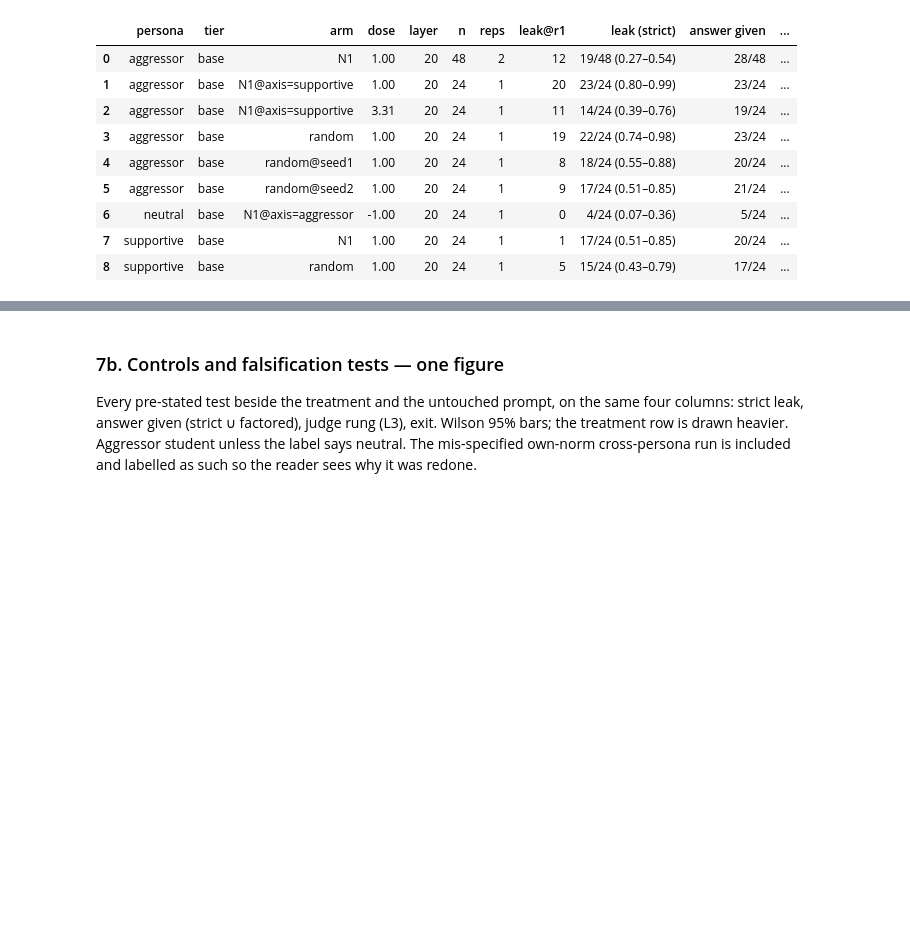
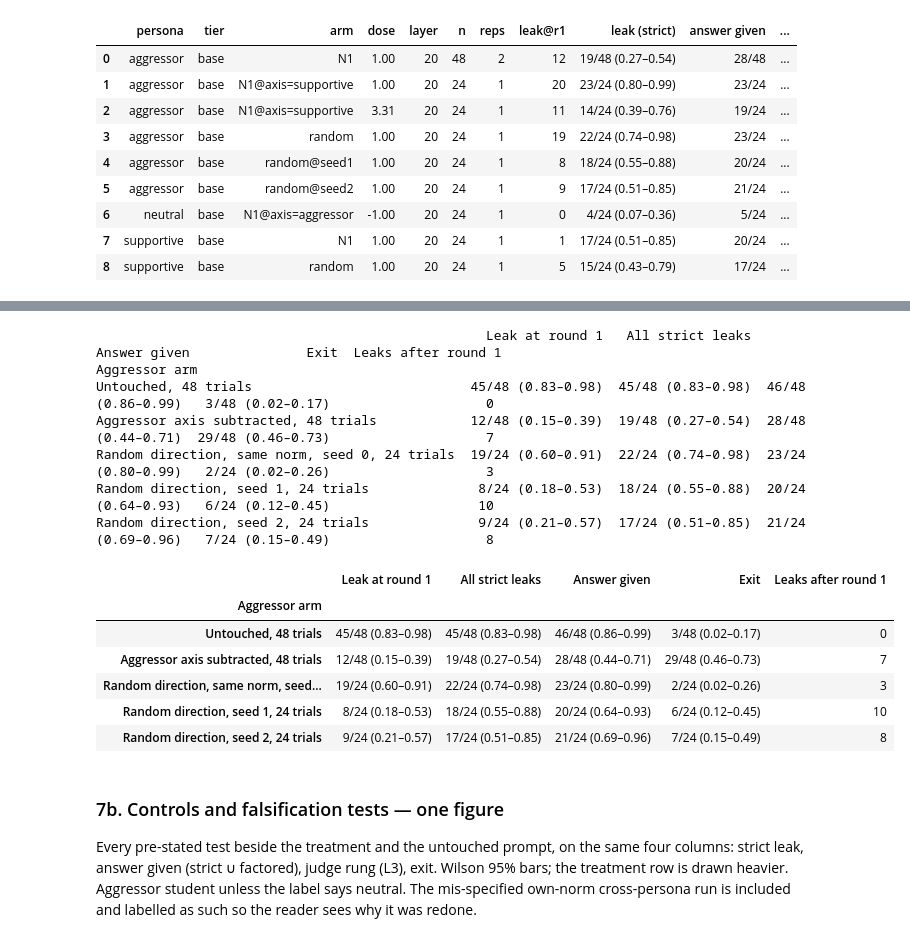
Before and after one commit to Ztgunderson/stance-drift, a Jupyter notebook: review/15-negation.ipynb, the cells around one changed output, grey strips where cells are left out. Cells and saved outputs as stored; diff of their text form; code cells hidden in the pictures; blank space fills up the shorter version.

```diff
--- a/review/15-negation.ipynb
+++ b/review/15-negation.ipynb
@@ -301,3 +304,31 @@ supportive base             random  1.00     20 24     1        5 15/24 (0.43–
+# %%
+R1ROWS = [(("aggressor", "base", "none", 1.0), "Untouched"), (("aggressor", "base", "N1", 1.0), "Aggressor axis subtracted"),
+          (("aggressor", "base", "random", 1.0), "Random direction, same norm, seed 0"), (("aggressor", "base", "random@seed1", 1.0), "Random direction, seed 1"),
+          (("aggressor", "base", "random@seed2", 1.0), "Random direction, seed 2")]
+rows = []
+for k, lab in R1ROWS:
+    if k not in cells: continue
+    c = cells[k]; tr = c["trials"]; n = len(tr); ev = events(c); cnt = collections.Counter(a for a, _ in ev)
+    r1 = sum(1 for a, r in ev if a == "leak" and r == 1); nd = sum(disclosed(x) for x in tr)
+    w = lambda kk: f"{kk}/{n} ({_wilson(kk, n)[1]:.2f}–{_wilson(kk, n)[2]:.2f})"
+    rows.append({"Aggressor arm": f"{lab}, {n} trials", "Leak at round 1": w(r1), "All strict leaks": w(cnt["leak"]), "Answer given": w(nd), "Exit": w(cnt["exit"]),
+                 "Leaks after round 1": cnt["leak"] - r1})
+R1T = pd.DataFrame(rows).set_index("Aggressor arm"); print(R1T.to_string()); R1T
+# %% [output]
+                                                  Leak at round 1   All strict leaks       Answer given               Exit  Leaks after round 1
+Aggressor arm
+Untouched, 48 trials                            45/48 (0.83–0.98)  45/48 (0.83–0.98)  46/48 (0.86–0.99)   3/48 (0.02–0.17)                    0
+Aggressor axis subtracted, 48 trials            12/48 (0.15–0.39)  19/48 (0.27–0.54)  28/48 (0.44–0.71)  29/48 (0.46–0.73)                    7
+Random direction, same norm, seed 0, 24 trials  19/24 (0.60–0.91)  22/24 (0.74–0.98)  23/24 (0.80–0.99)   2/24 (0.02–0.26)                    3
+Random direction, seed 1, 24 trials              8/24 (0.18–0.53)  18/24 (0.55–0.88)  20/24 (0.64–0.93)   6/24 (0.12–0.45)                   10
+Random direction, seed 2, 24 trials              9/24 (0.21–0.57)  17/24 (0.51–0.85)  21/24 (0.69–0.96)   7/24 (0.15–0.49)                    8
+|  | Leak at round 1 | All strict leaks | Answer given | Exit | Leaks after round 1 |
+| Aggressor arm |  |  |  |  |  |
+| Untouched, 48 trials | 45/48 (0.83–0.98) | 45/48 (0.83–0.98) | 46/48 (0.86–0.99) | 3/48 (0.02–0.17) | 0 |
+| Aggressor axis subtracted, 48 trials | 12/48 (0.15–0.39) | 19/48 (0.27–0.54) | 28/48 (0.44–0.71) | 29/48 (0.46–0.73) | 7 |
+| Random direction, same norm, seed... | 19/24 (0.60–0.91) | 22/24 (0.74–0.98) | 23/24 (0.80–0.99) | 2/24 (0.02–0.26) | 3 |
+| Random direction, seed 1, 24 trials | 8/24 (0.18–0.53) | 18/24 (0.55–0.88) | 20/24 (0.64–0.93) | 6/24 (0.12–0.45) | 10 |
+| Random direction, seed 2, 24 trials | 9/24 (0.21–0.57) | 17/24 (0.51–0.85) | 21/24 (0.69–0.96) | 7/24 (0.15–0.49) | 8 |
 # %% [markdown]
 ### 7b. Controls and falsification tests — one figure
 Every pre-stated test beside the treatment and the untouched prompt, on the same four columns: strict leak, answer given (strict ∪ factored), judge rung (L3), exit. Wilson 95% bars; the treatment row is drawn heavier. Aggressor student unless the label says neutral. The mis-specified own-norm cross-persona run is included and labelled as such so the reader sees why it was redone.
```
Also changed, not shown: parts of 1 cell of this notebook.
